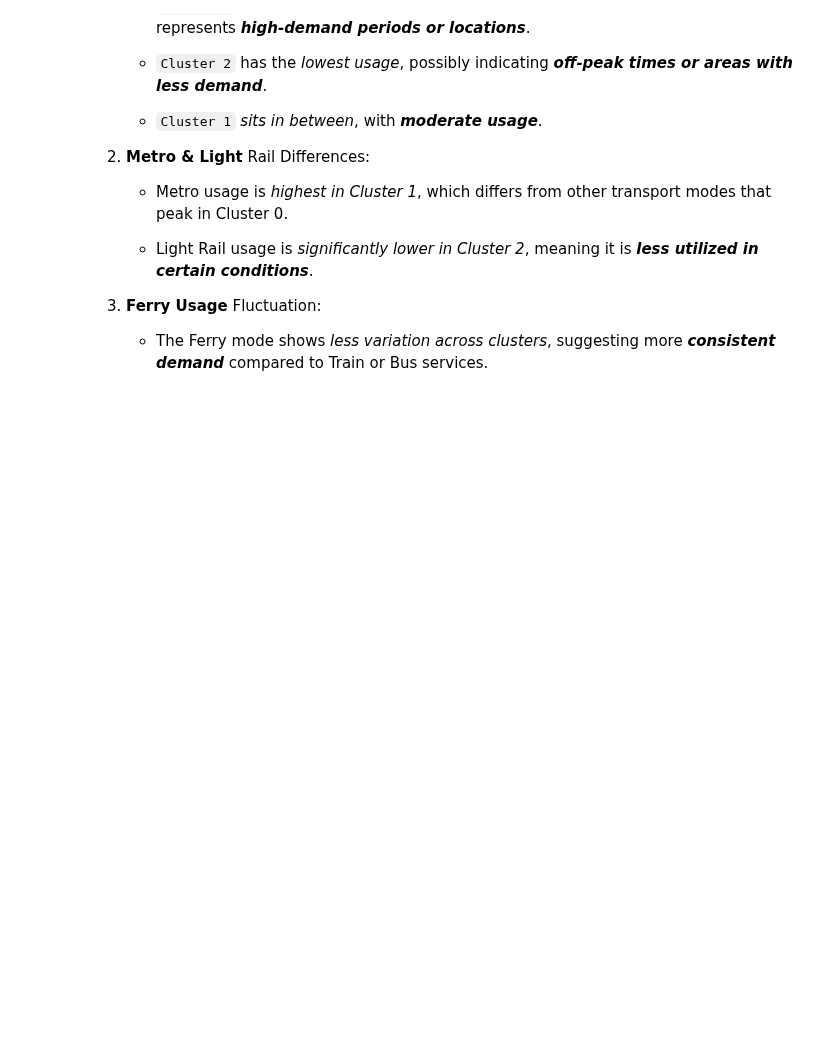
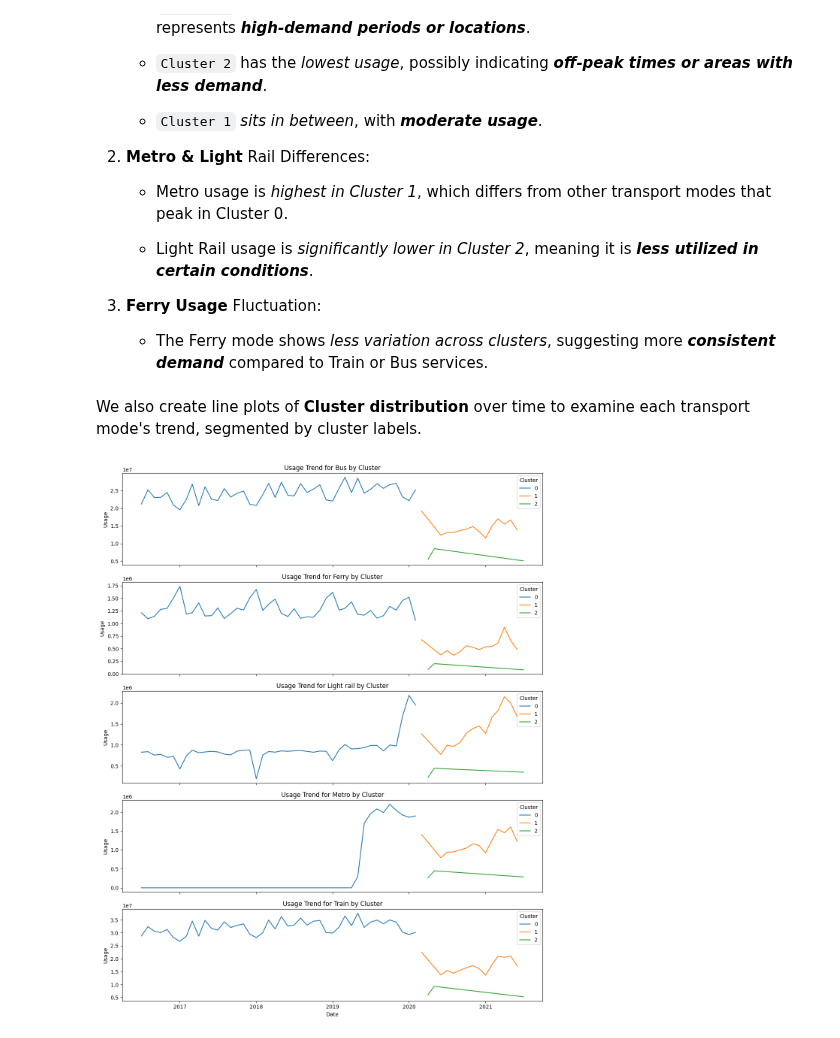
Before and after one commit to ethanaire/Analyzing-NSW-Public-Transports-with-Opal-Cards, a Jupyter notebook: Transport Usage Clustering.ipynb, the cells around one changed output. Drawn from its saved outputs; the diff is of its cells as text; code cells hidden in the pictures; blank space fills up the shorter version.

Commit message:
add usage trends by cluster plots

```diff
--- a/Transport Usage Clustering.ipynb
+++ b/Transport Usage Clustering.ipynb
@@ -326,3 +326,21 @@ df.groupby(['label']).agg('mean')
 3. **Ferry Usage** Fluctuation:
 
     - The Ferry mode shows _less variation across clusters_, suggesting more **_consistent demand_** compared to Train or Bus services.
+# %% [markdown]
+We also create line plots of **Cluster distribution** over time to examine each transport mode's trend, segmented by cluster labels.
+# %%
+# Create subplots
+fig, axes = plt.subplots(len(services), 1, figsize=(12, 15), sharex=True)
+
+# Plot each transport mode with clusters
+for i, service in enumerate(services):
+    sns.lineplot(data=df, x=df.index, y=service, hue=df["label"], palette="tab10", ax=axes[i])
+    axes[i].set_title(f"Usage Trend for {service} by Cluster")
+    axes[i].set_ylabel("Usage")
+    axes[i].legend(title="Cluster")
+
+plt.xlabel("Date")
+plt.tight_layout()
+plt.show()
+# %% [output]
+[figure, added]
```
Also changed, not shown: parts of 8 cells of this notebook.
